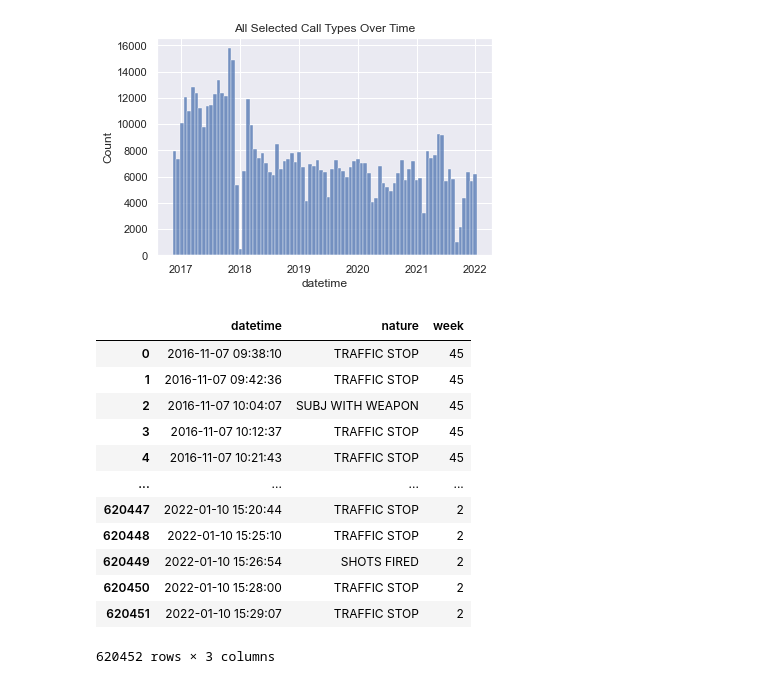
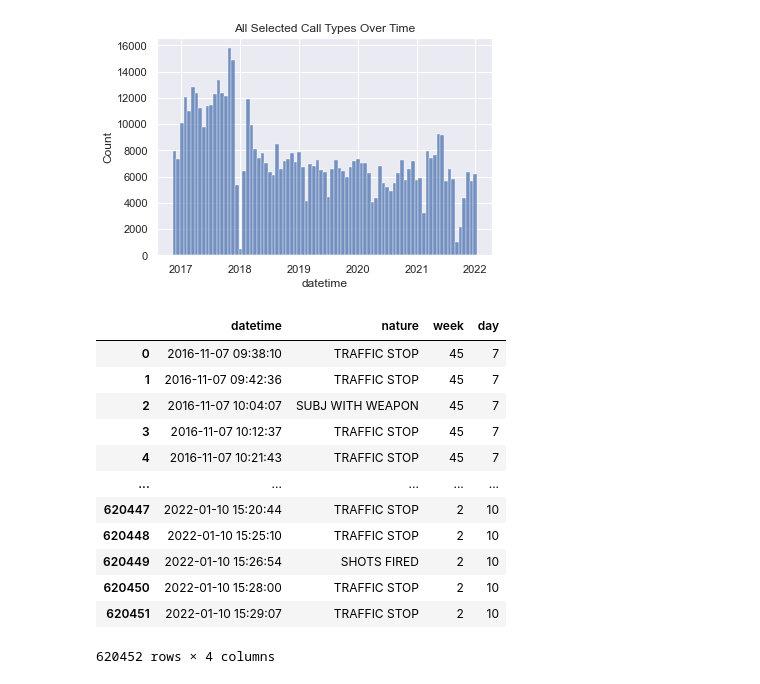
Before and after one commit to GrantFass/CS3300-FinalProject, a Jupyter notebook: CS 3300 011 Data Science Final Project.ipynb, the cells around one changed output. Saved outputs shown, nothing was run; the diff lists cells and outputs as text; code cells hidden in the pictures.

```diff
--- a/CS 3300 011 Data Science Final Project.ipynb
+++ b/CS 3300 011 Data Science Final Project.ipynb
@@ -811,3 +36,0 @@ The pandas [merge_asof](https://pandas.pydata.org/docs/dev/reference/api/pandas.
-# %%
-merged_data = pd.merge_asof(mpd_data, weather_data, on='datetime', direction='nearest')
-merged_data.shape
@@ -880,21 +166,22 @@ ax.set_title('All Selected Call Types Over Time')
 Text(0.5, 1.0, 'All Selected Call Types Over Time')
 [figure]
 # %%
-# This cell pulls out the week as a seperate feture to use for graphing
+# This cell pulls out the week and day as a seperate feture to use for graphing datetime versus nature.
 stacked_data = merged_data[['datetime', 'nature']].copy(deep=True)
 stacked_data['week'] = stacked_data['datetime'].map(lambda x: x.week)
+stacked_data['day'] = stacked_data['datetime'].map(lambda x: x.day)
 stacked_data
 # %% [output]
-|  | datetime | nature | week |
-| 0 | 2016-11-07 09:38:10 | TRAFFIC STOP | 45 |
-| 1 | 2016-11-07 09:42:36 | TRAFFIC STOP | 45 |
-| 2 | 2016-11-07 10:04:07 | SUBJ WITH WEAPON | 45 |
-| 3 | 2016-11-07 10:12:37 | TRAFFIC STOP | 45 |
-| 4 | 2016-11-07 10:21:43 | TRAFFIC STOP | 45 |
-| ... | ... | ... | ... |
-| 620447 | 2022-01-10 15:20:44 | TRAFFIC STOP | 2 |
-| 620448 | 2022-01-10 15:25:10 | TRAFFIC STOP | 2 |
-| 620449 | 2022-01-10 15:26:54 | SHOTS FIRED | 2 |
-| 620450 | 2022-01-10 15:28:00 | TRAFFIC STOP | 2 |
-| 620451 | 2022-01-10 15:29:07 | TRAFFIC STOP | 2 |
+|  | datetime | nature | week | day |
+| 0 | 2016-11-07 09:38:10 | TRAFFIC STOP | 45 | 7 |
+| 1 | 2016-11-07 09:42:36 | TRAFFIC STOP | 45 | 7 |
+| 2 | 2016-11-07 10:04:07 | SUBJ WITH WEAPON | 45 | 7 |
+| 3 | 2016-11-07 10:12:37 | TRAFFIC STOP | 45 | 7 |
+| 4 | 2016-11-07 10:21:43 | TRAFFIC STOP | 45 | 7 |
+| ... | ... | ... | ... | ... |
+| 620447 | 2022-01-10 15:20:44 | TRAFFIC STOP | 2 | 10 |
+| 620448 | 2022-01-10 15:25:10 | TRAFFIC STOP | 2 | 10 |
+| 620449 | 2022-01-10 15:26:54 | SHOTS FIRED | 2 | 10 |
+| 620450 | 2022-01-10 15:28:00 | TRAFFIC STOP | 2 | 10 |
+| 620451 | 2022-01-10 15:29:07 | TRAFFIC STOP | 2 | 10 |
-620452 rows × 3 columns
+620452 rows × 4 columns
```
Also changed, not shown: parts of 112 cells of this notebook, 4 other files.
